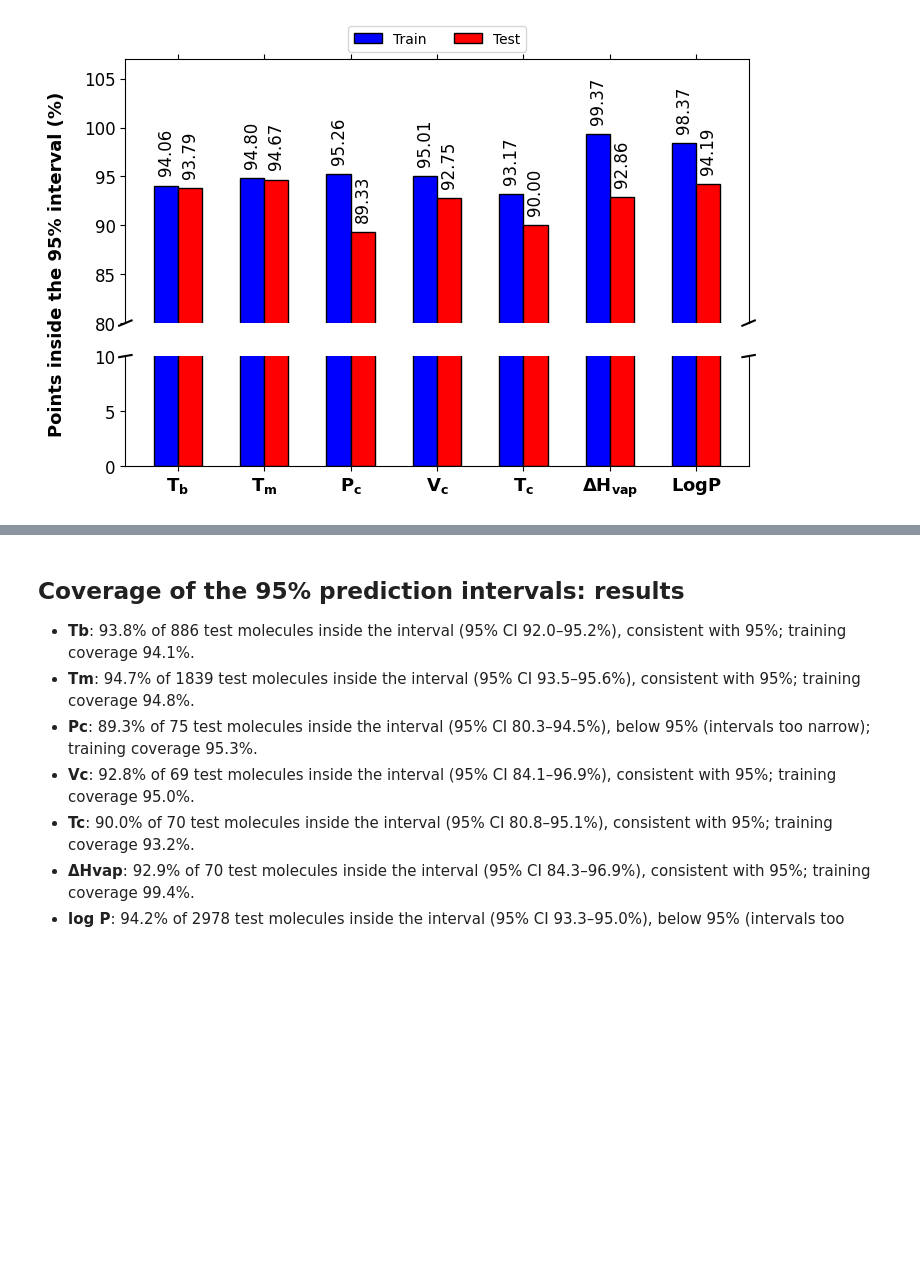
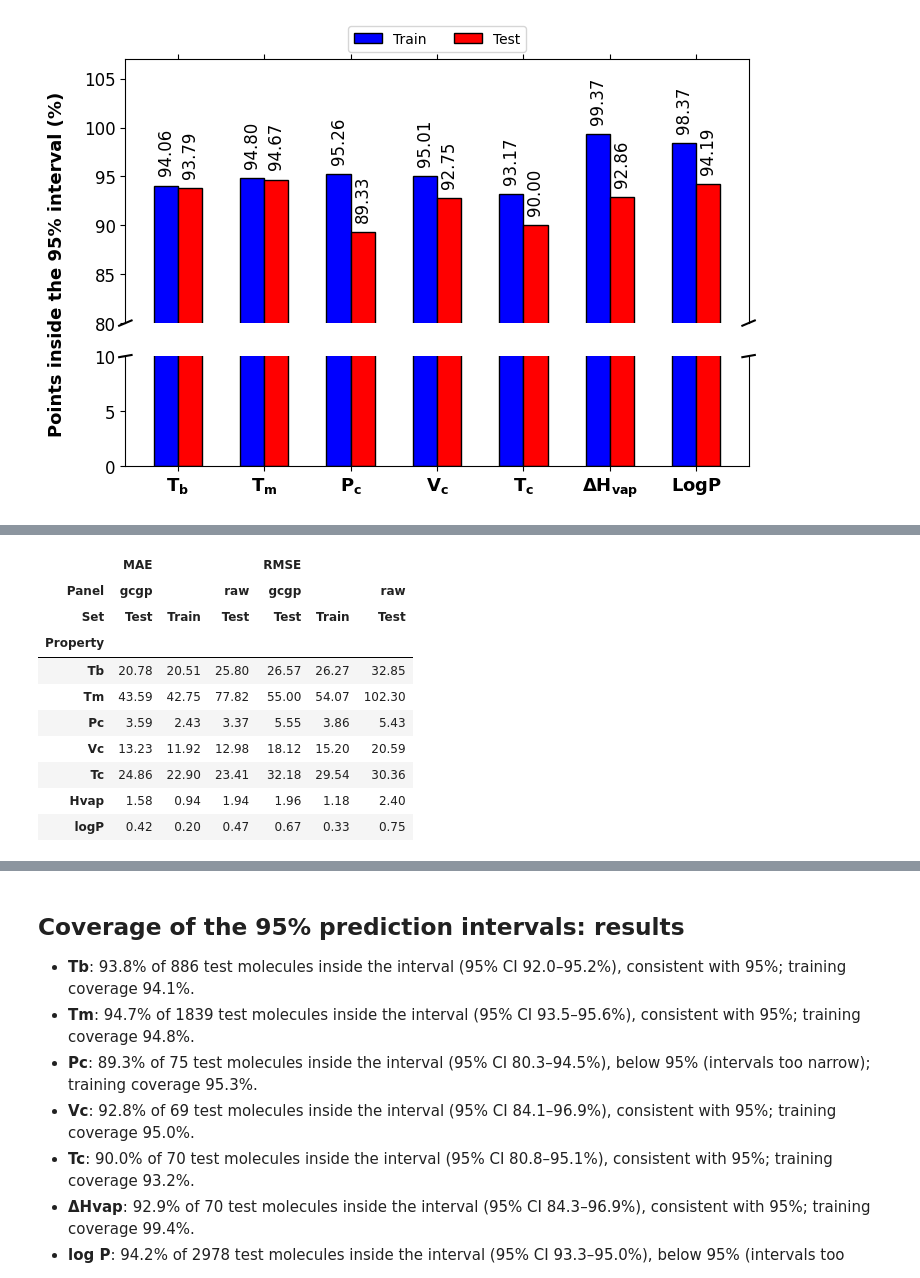
Before and after one commit to soumyadeepghosh35/gcgp-amines, a Jupyter notebook: notebooks/05_Uncertainty_Coverage.ipynb, the cells around one changed output, grey strips where cells are left out. Saved outputs shown, nothing was run; the diff lists cells and outputs as text; code cells hidden in the pictures; blank space fills up the shorter version.

```diff
--- a/notebooks/05_Uncertainty_Coverage.ipynb
+++ b/notebooks/05_Uncertainty_Coverage.ipynb
@@ -141,0 +178,84 @@ plotCoverageBars(coverageDf.loc[PROPERTY_ORDER], labels,
+# %%
+import matplotlib.pyplot as plt
+from matplotlib.patches import Patch
+
+from gcgp.metrics import calculateMetrics
+from gcgp.plotting import finishFigure, savePlot
+from gcgp.properties import PROPERTIES
+
+fig4Panels = ["raw", "gcgp"]
+
+MAE_COLOR = "green"
+RMSE_COLOR = "orange"
+PANEL_TITLES = {"raw": "Joback-Reid GC estimate (log P: Wildman-Crippen)",
+                "linear": "Linear recalibration of the GC estimate",
+                "gcgp": "GC-GP"}
+matchedDir = OUTPUT_DIR / "jrgc_baseline" / "matched_cv"
+finalSummaryPath = OUTPUT_DIR / "final_gcgp_cv" / "final_cv_summary.csv"
+
+
+def splitMetrics(table, trueCol, predCol):
+    # MAE and RMSE of the training (in-fold) and test (out-of-fold) rows of a prediction table.
+    out = {}
+    for setName in ["Train", "Test"]:
+        part = table[table["Set"] == setName]
+        if len(part):
+            stats = calculateMetrics(part[trueCol], part[predCol])
+            out[setName] = {"MAE": stats["MAE"], "RMSE": stats["RMSE"], "N": len(part)}
+    return out
+
+
+def loadPanelMetrics(model, code):
+    info, runName = PROPERTIES[code], RUN_NAMES[code]
+    if model == "gcgp":
+        return splitMetrics(predictionTables[code], info["xLabel"], info["yLabel"])
+    fileName = {"raw": f"{runName}_rawGC_predictions.csv",
+                "linear": f"{runName}_linear_all_cv_predictions.csv"}[model]
+    path = matchedDir / runName / fileName
+    if not path.is_file():
+        raise FileNotFoundError(f"{path} not found. Run notebooks/01_JRGC_Baseline.ipynb first.")
+    table = pd.read_csv(path, float_precision="round_trip")
+    gcgpTest = predictionTables[code].query("Set == 'Test'")
+    baseTest = table.query("Set == 'Test'")
+    assert len(baseTest) == len(gcgpTest), (
+        f"{code}: {model} baseline has {len(baseTest)} test molecules, GC-GP {len(gcgpTest)}. "
+        "Rerun notebook 01 after notebook 04, and use predictionSource = 'pipeline'.")
+    if "RowIndex" in gcgpTest:
+        assert np.array_equal(np.sort(baseTest["RowIndex"].to_numpy()), np.sort(gcgpTest["RowIndex"].to_numpy())), \
+            f"{code}: {model} baseline and GC-GP were scored on different molecules"
+    return splitMetrics(table, info["xLabel"], info["yLabel"])
+
+
+if predictionSource != "pipeline":
+    print("Fig. 4 uses the notebook 04 predictions; set predictionSource = 'pipeline' and rerun Section 2.")
+else:
+    rows = []
+    for model in fig4Panels:
+        for code in PROPERTY_ORDER:
+            for setName, values in loadPanelMetrics(model, code).items():
+                rows.append({"Panel": model, "Property": code, "Unit": PROPERTIES[code]["unit"],
+                             "Set": setName, "N": values["N"], "MAE": values["MAE"], "RMSE": values["RMSE"]})
+    fig4Df = pd.DataFrame(rows)
+
+    if finalSummaryPath.is_file() and "gcgp" in fig4Panels:
+        finalSummary = pd.read_csv(finalSummaryPath).set_index("Property")
+        for code in PROPERTY_ORDER:
+            plotted = fig4Df.query("Panel == 'gcgp' and Property == @code and Set == 'Test'")["RMSE"].iloc[0]
+            expected = finalSummary.loc[RUN_NAMES[code], "Overall_Test_RMSE"]
+            assert np.isclose(plotted, expected), f"{code}: GC-GP test RMSE {plotted} differs from {expected}"
+
+    fig4Df.to_csv(outputDir / "fig4_error_values.csv", index=False)
+    display(fig4Df.pivot_table(index="Property", columns=["Panel", "Set"], values=["MAE", "RMSE"])
+            .reindex(PROPERTY_ORDER))
+# %% [output]
+|  | MAE |  |  | RMSE |  |  |
+| Panel | gcgp |  | raw | gcgp |  | raw |
+| Set | Test | Train | Test | Test | Train | Test |
+| Property |  |  |  |  |  |  |
+| Tb | 20.78 | 20.51 | 25.80 | 26.57 | 26.27 | 32.85 |
+| Tm | 43.59 | 42.75 | 77.82 | 55.00 | 54.07 | 102.30 |
+| Pc | 3.59 | 2.43 | 3.37 | 5.55 | 3.86 | 5.43 |
+| Vc | 13.23 | 11.92 | 12.98 | 18.12 | 15.20 | 20.59 |
+| Tc | 24.86 | 22.90 | 23.41 | 32.18 | 29.54 | 30.36 |
+| Hvap | 1.58 | 0.94 | 1.94 | 1.96 | 1.18 | 2.40 |
+| logP | 0.42 | 0.20 | 0.47 | 0.67 | 0.33 | 0.75 |
```
Also changed, not shown: parts of 7 cells of this notebook, 8 other files.
